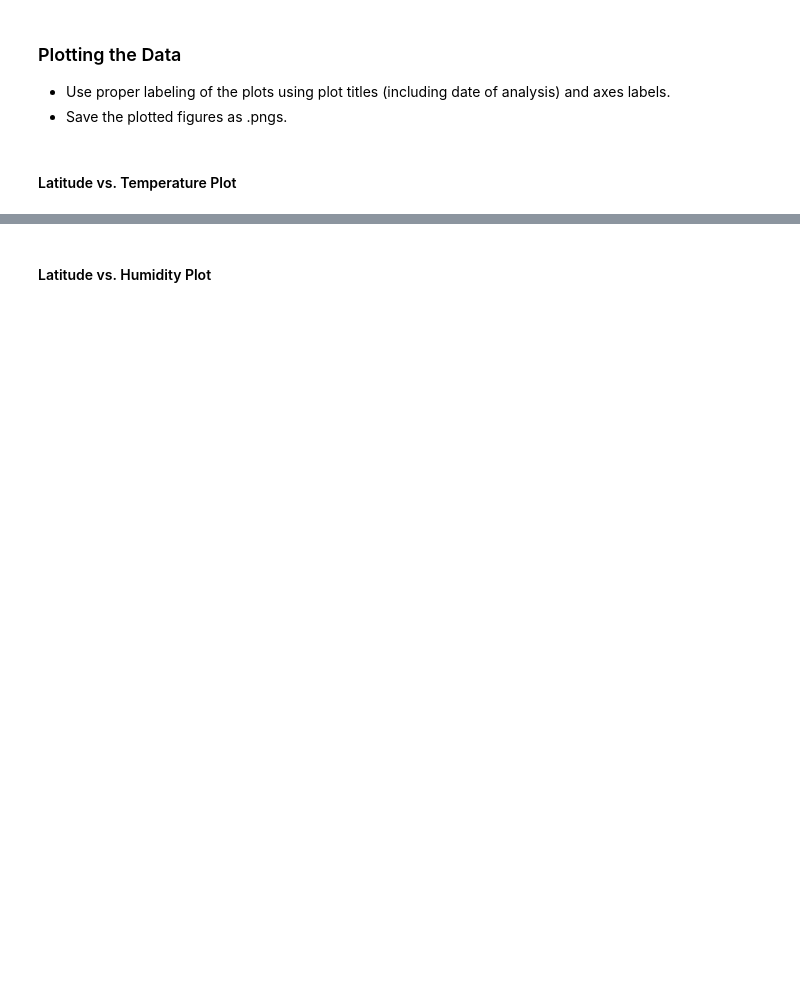
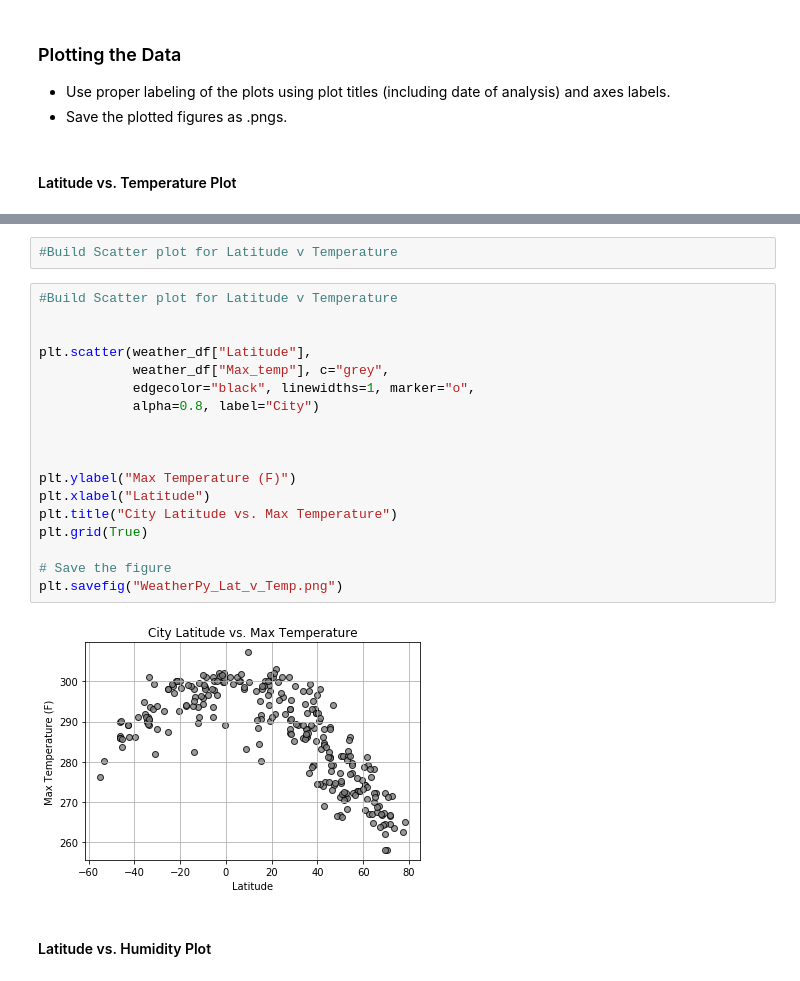
Before and after one commit to SeanREvans/PythonAPI-06, a Jupyter notebook: starter_code/WeatherPy.ipynb, the cells around one changed output, grey strips where cells are left out. Saved outputs shown, nothing was run; the diff lists cells and outputs as text; blank space fills up the shorter version.

```diff
--- a/starter_code/WeatherPy.ipynb
+++ b/starter_code/WeatherPy.ipynb
@@ -238,2 +199,24 @@ dtype: int64
+# %%
+#Build Scatter plot for Latitude v Temperature
+# %%
+#Build Scatter plot for Latitude v Temperature
+
+
+plt.scatter(weather_df["Latitude"],
+            weather_df["Max_temp"], c="grey",
+            edgecolor="black", linewidths=1, marker="o",
+            alpha=0.8, label="City")
+
+
+
+plt.ylabel("Max Temperature (F)")
+plt.xlabel("Latitude")
+plt.title("City Latitude vs. Max Temperature")
+plt.grid(True)
+
+# Save the figure
+plt.savefig("WeatherPy_Lat_v_Temp.png")
+# %% [output]
+[figure, added]
 # %% [markdown]
 #### Latitude vs. Humidity Plot
```
Also changed, not shown: parts of 16 cells of this notebook, 2 other files.
